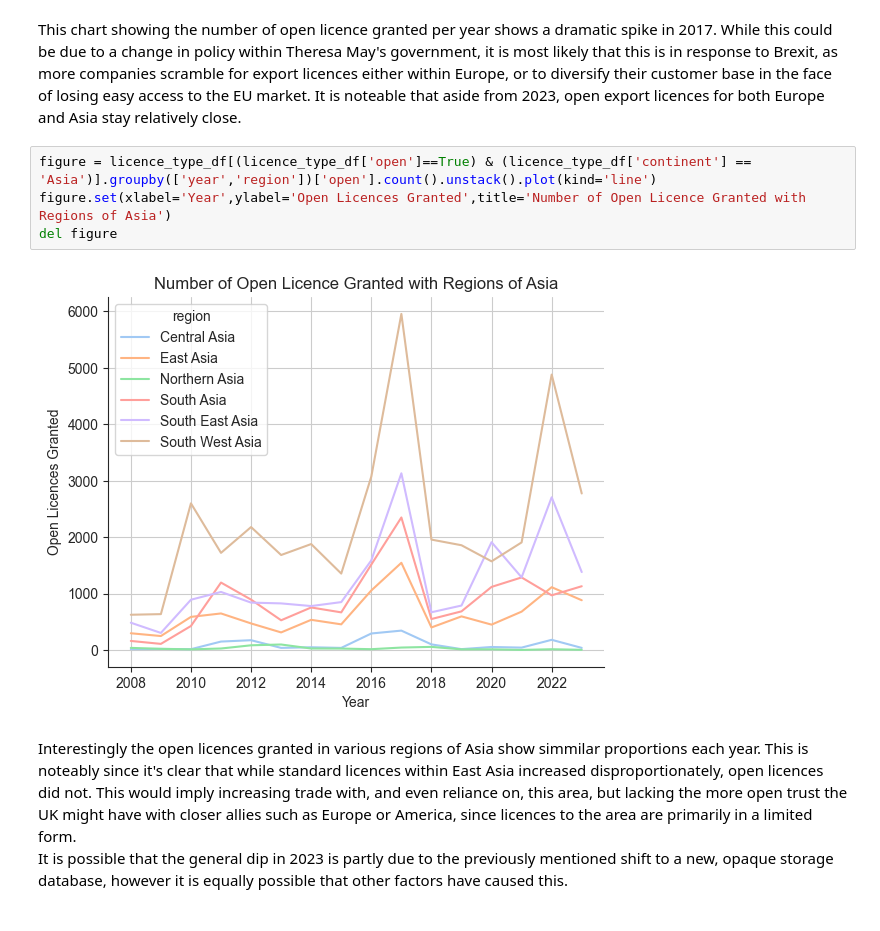
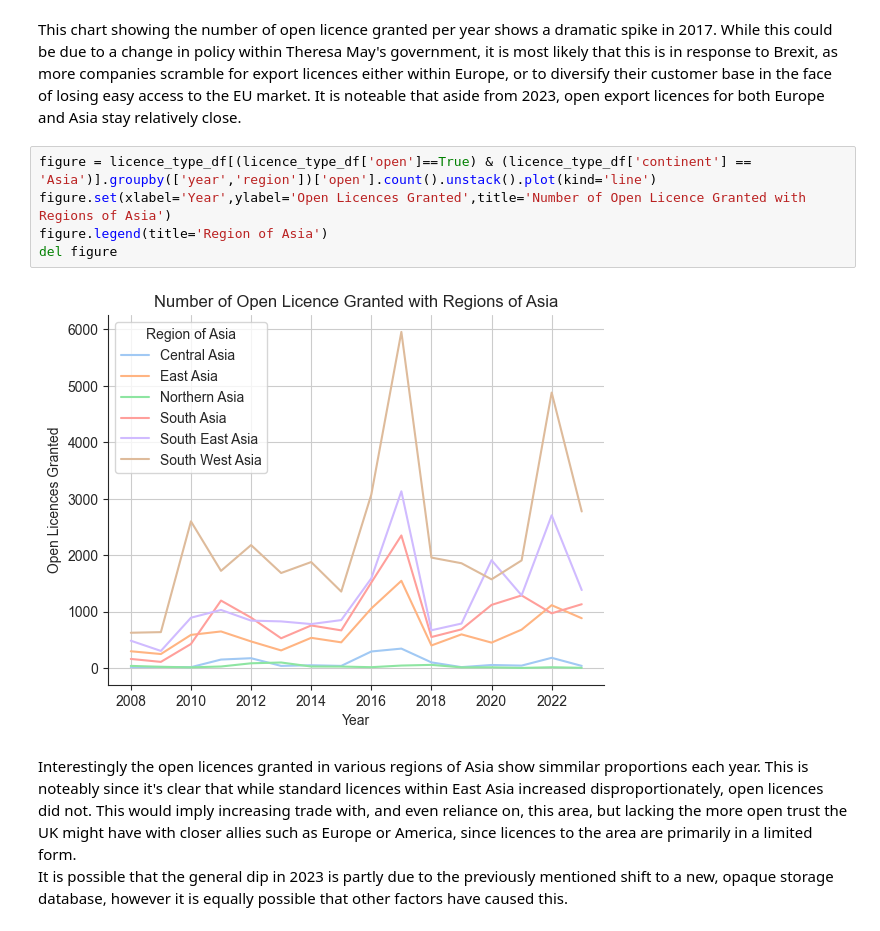
Before and after one commit to TheLastHipster/UK-Export-Licence-Data-Analysis, a Jupyter notebook: main.ipynb, the cells around one changed output. Drawn from its saved outputs; the diff is of its cells as text.

```diff
--- a/main.ipynb
+++ b/main.ipynb
@@ -394,9 +408,10 @@ This chart showing the number of open licence granted per year shows a dramatic
 # %%
 figure = licence_type_df[(licence_type_df['open']==True) & (licence_type_df['continent'] == 'Asia')].groupby(['year','region'])['open'].count().unstack().plot(kind='line')
 figure.set(xlabel='Year',ylabel='Open Licences Granted',title='Number of Open Licence Granted with Regions of Asia')
+figure.legend(title='Region of Asia')
 del figure
 # %% [output]
-[figure, old version]
+[figure, new version]
 # %% [markdown]
 Interestingly the open licences granted in various regions of Asia show simmilar proportions each year. This is noteably since it's clear that while standard licences within East Asia increased disproportionately, open licences did not. This would imply increasing trade with, and even reliance on, this area, but lacking the more open trust the UK might have with closer allies such as Europe or America, since licences to the area are primarily in a limited form.
 It is possible that the general dip in 2023 is partly due to the previously mentioned shift to a new, opaque storage database, however it is equally possible that other factors have caused this.
```
Also changed, not shown: parts of 16 cells of this notebook.
